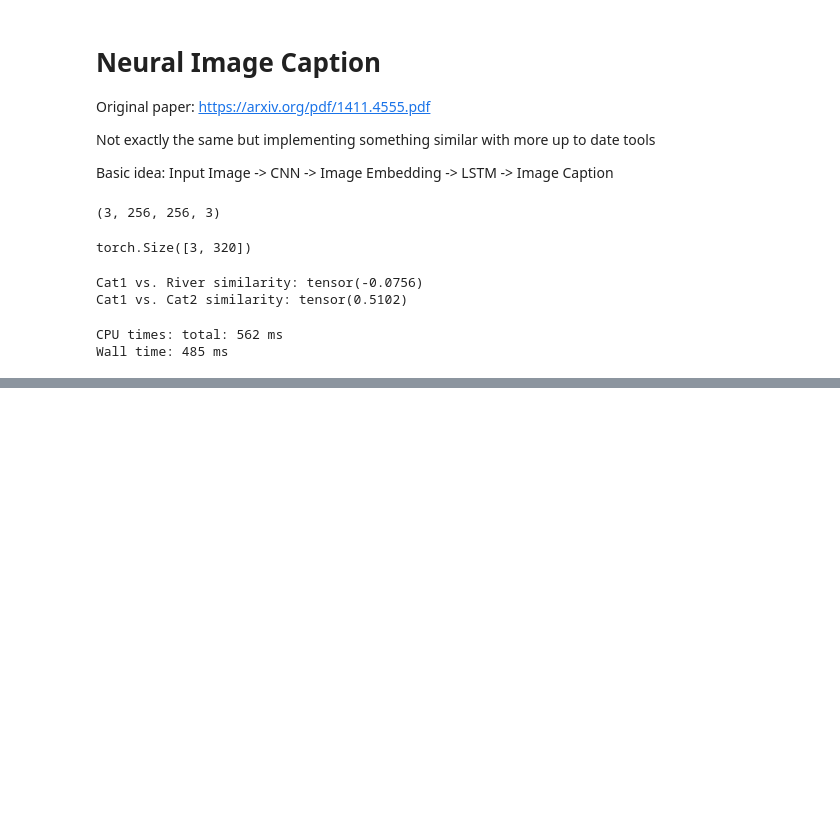
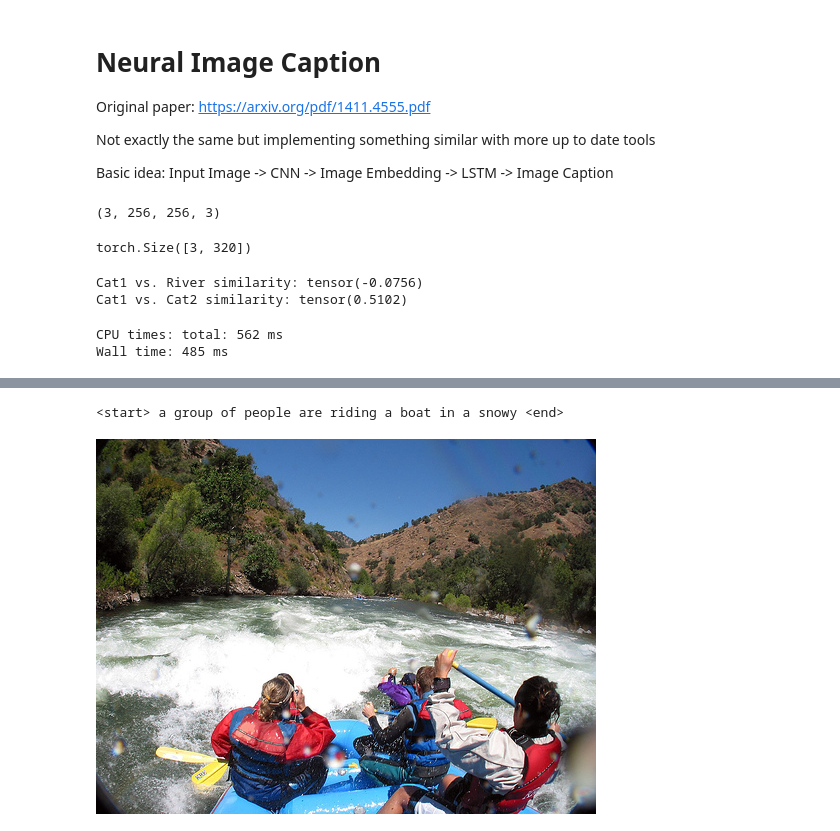
Before and after one commit to Stepheni12/Deep_Learning_Projects, a Jupyter notebook: Implementing_Papers/Neural_Image_Caption/Neural_Image_Caption.ipynb, the cells around one changed output, grey strips where cells are left out. Saved outputs shown, nothing was run; the diff lists cells and outputs as text; code cells hidden in the pictures; blank space fills up the shorter version.

```diff
--- a/Implementing_Papers/Neural_Image_Caption/Neural_Image_Caption.ipynb
+++ b/Implementing_Papers/Neural_Image_Caption/Neural_Image_Caption.ipynb
@@ -84,7 +84,7 @@ Cat1 vs. River similarity: tensor(-0.0756)
 Cat1 vs. Cat2 similarity: tensor(0.5102)
 # %%
 class ImageEncoderCNN(torch.nn.Module):
-    def __init__(self):
+    def __init__(self, embed_size):
         super(ImageEncoderCNN, self).__init__()
         # Load pre-trained model
         self.model = AutoModel.from_pretrained("apple/mobilevit-xx-small")
@@ -96,7 +96,7 @@ class ImageEncoderCNN(torch.nn.Module):
         # 320 is the size the pooler_output that I'm using as the last layer of the pre-trained.
         # Passed through this liner layer to get to the same size as the word embeddings so I can pass it to the LSTM.
         # Future: Maybe look into using different layer from pre-trained model as the output
-        self.linear = torch.nn.Linear(320, 384)
+        self.linear = torch.nn.Linear(320, embed_size)
 
     def forward(self, images):
         outputs = self.model(images)
@@ -356,0 +355,41 @@ Wall time: 8.09 s
+# %%
+# Build models
+torch.manual_seed(12337)
+
+encoder1 = ImageEncoderCNN(384).eval()  # eval mode (batchnorm uses moving mean/variance)
+decoder1 = CaptionDecoderRNN(final_embeddings, 512, final_embeddings.shape[1], len(vocab))
+#encoder1 = encoder1.to(device)
+#decoder1 = decoder1.to(device)
+
+
+# Load the trained model parameters
+encoder1.load_state_dict(torch.load("./cpoints/encoder_final.ckpt", map_location=torch.device('cpu')))
+decoder1.load_state_dict(torch.load("./cpoints/decoder_final.ckpt", map_location=torch.device('cpu')))
+
+# encoder1.load_state_dict(torch.load("./cpoints/encoder_9_300.ckpt", map_location=torch.device('cpu')))
+# decoder1.load_state_dict(torch.load("./cpoints/decoder_9_300.ckpt", map_location=torch.device('cpu')))
+
+# Sample Image
+raw_image = Image.open("./Images/84713990_d3f3cef78b.jpg").convert('RGB')
+preprocessed_image = feature_extractor(images=raw_image, return_tensors="pt") # Normalize images at some point?
+image_tensor = preprocessed_image.pixel_values
+
+image_embedding = encoder1(image_tensor)
+sampled_ids = decoder1.sample(image_embedding)
+sampled_ids = sampled_ids[0].numpy()          # (1, max_seq_length) -> (max_seq_length)
+
+# Convert word_ids to words
+sampled_caption = []
+for word_id in sampled_ids:
+    word = vocab.idx2word[word_id]
+    sampled_caption.append(word)
+    if word == '<end>':
+        break
+sentence = ' '.join(sampled_caption)
+
+# Print out the image and the generated caption
+print (sentence)
+display(raw_image)
+# %% [output]
+<start> a group of people are riding a boat in a snowy <end>
+[figure, added]
```
Also changed, not shown: parts of 2 cells of this notebook, 5 other files.
